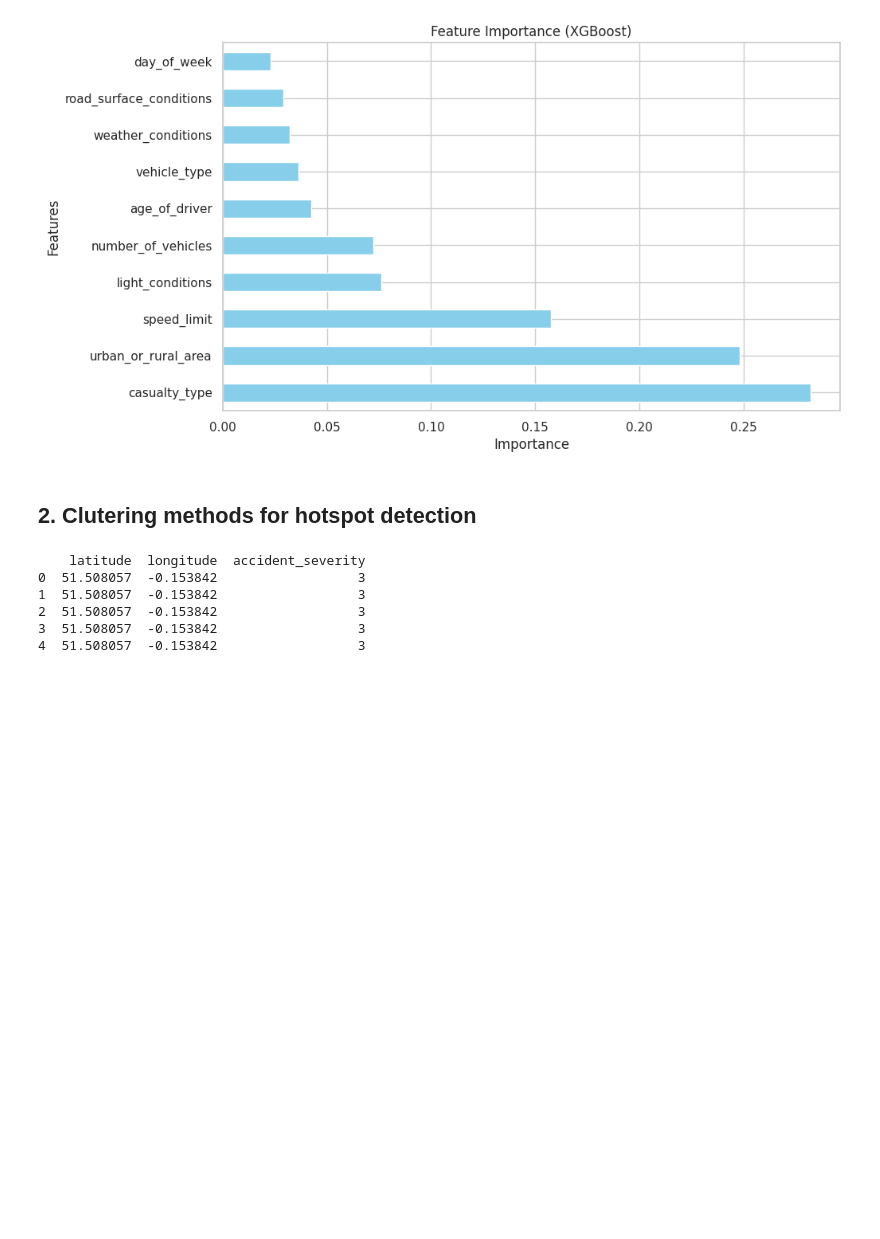
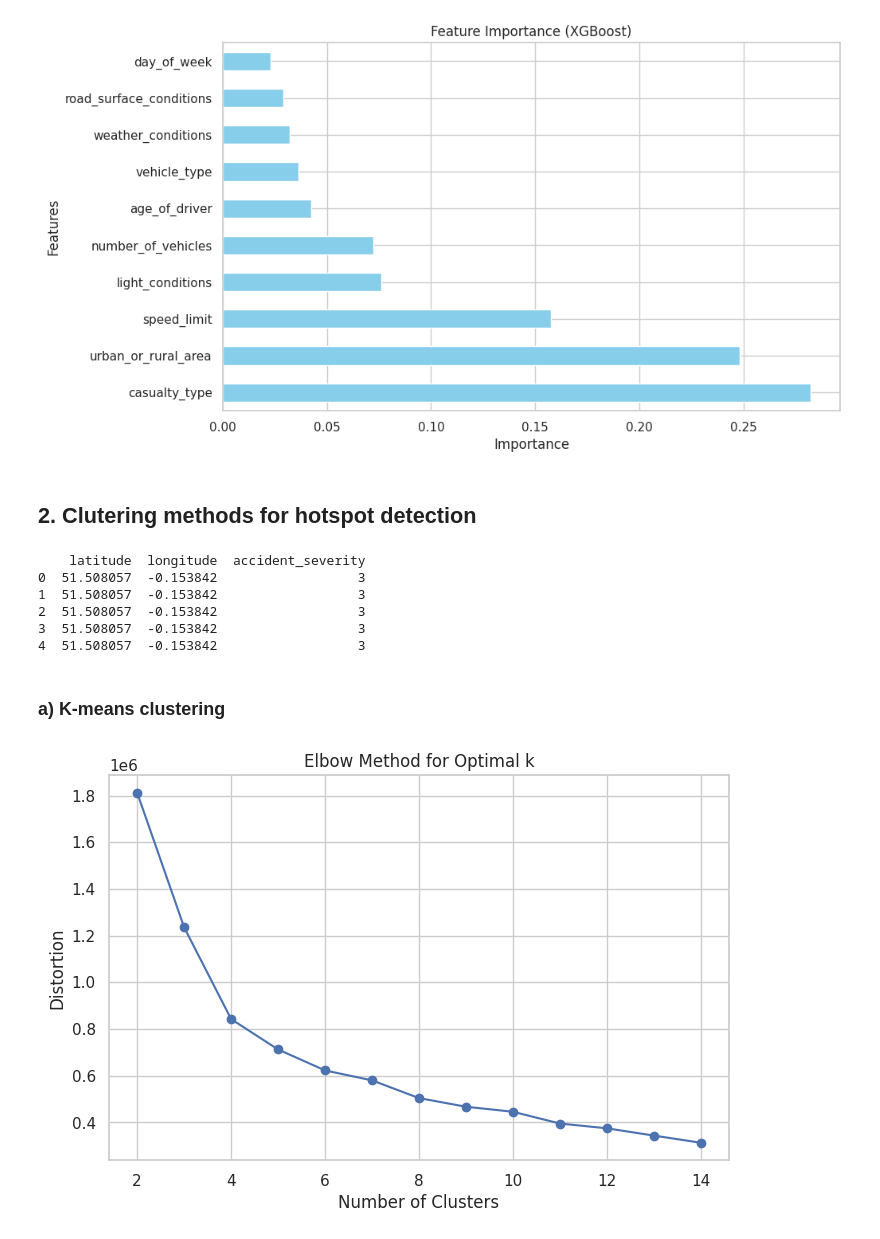
Before and after one commit to Nikitha14-code/Datascience-project, a Jupyter notebook: ACCIDENT_HOTSPOT_DETECTION_AND_RISK_PREDICTION.ipynb, the cells around one changed output. Cells and saved outputs as stored; diff of their text form; code cells hidden in the pictures; blank space fills up the shorter version.

Commit message:
Kmeans  Clustering

```diff
--- a/ACCIDENT_HOTSPOT_DETECTION_AND_RISK_PREDICTION.ipynb
+++ b/ACCIDENT_HOTSPOT_DETECTION_AND_RISK_PREDICTION.ipynb
@@ -584,3 +584,25 @@ location_sample = location_data.sample(n=10000, random_state=42)
 # Apply PCA to reduce dimensions to 2
 pca = PCA(n_components=2, random_state=42)
 location_pca = pca.fit_transform(location_sample[['latitude', 'longitude', 'accident_severity']])
+# %% [markdown]
+### **a) K-means clustering**
+# %%
+from sklearn.cluster import KMeans
+import matplotlib.pyplot as plt
+
+# Determine optimal number of clusters using the Elbow Method
+distortions = []
+for k in range(2, 15):
+    kmeans = KMeans(n_clusters=k, random_state=42)
+    kmeans.fit(location_data)
+    distortions.append(kmeans.inertia_)
+
+# Plot Elbow Curve
+plt.figure(figsize=(8, 5))
+plt.plot(range(2, 15), distortions, marker='o')
+plt.title("Elbow Method for Optimal k")
+plt.xlabel("Number of Clusters")
+plt.ylabel("Distortion")
+plt.show()
+# %% [output]
+[figure, added]
```
Also changed, not shown: parts of 2 cells of this notebook.
